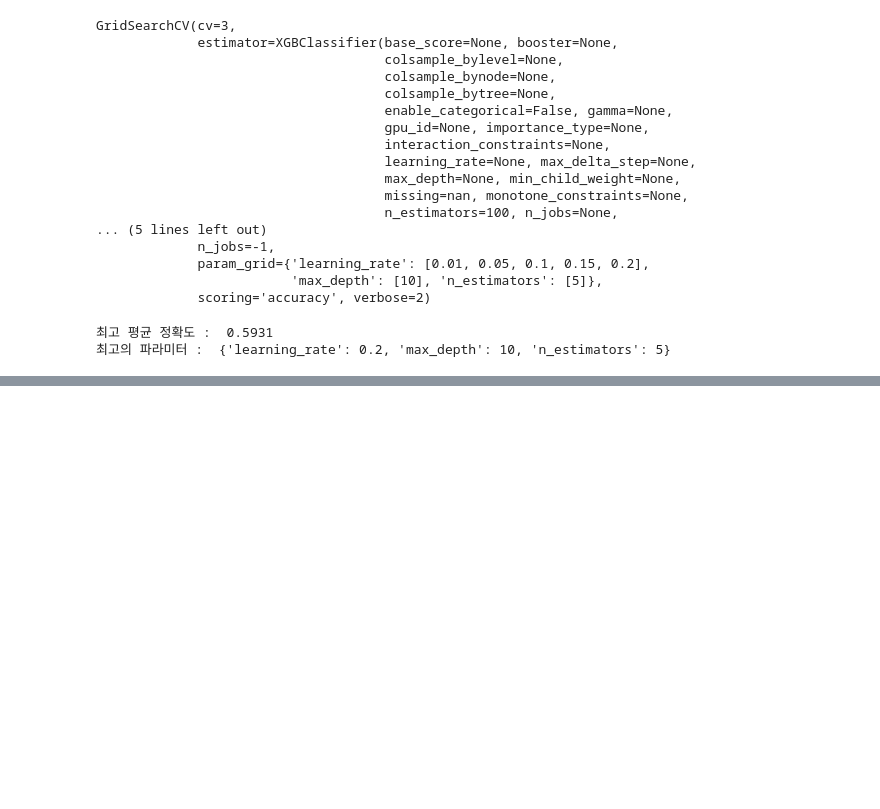
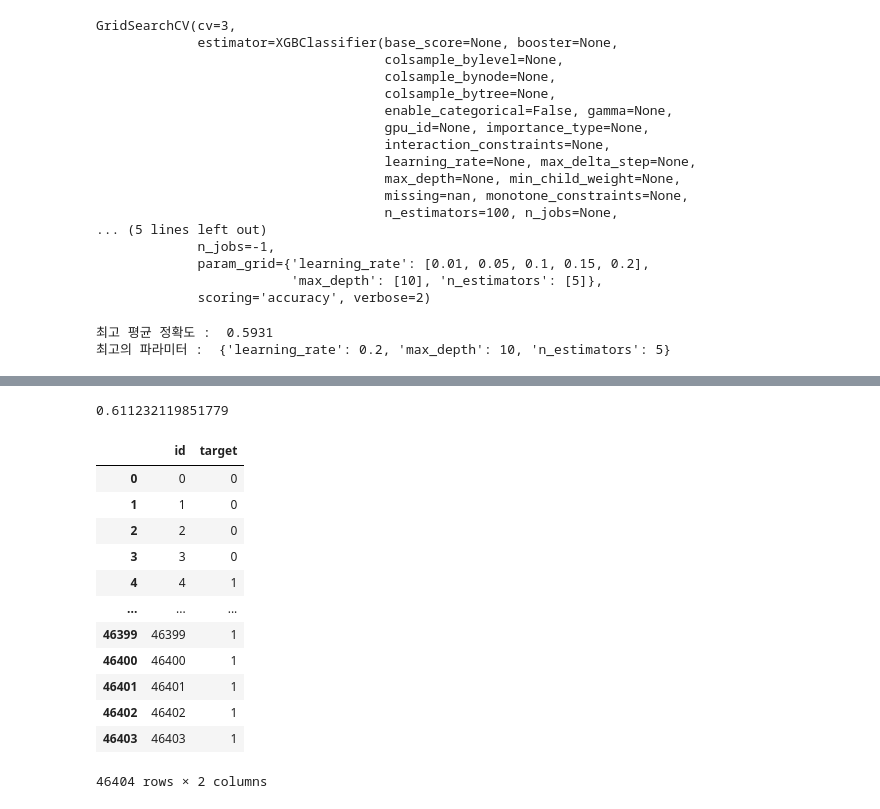
Before and after one commit to gw1303/jobcare, a Jupyter notebook: main.ipynb, the cells around one changed output, grey strips where cells are left out. Saved outputs shown, nothing was run; the diff lists cells and outputs as text; code cells hidden in the pictures; blank space fills up the shorter version.

```diff
--- a/main.ipynb
+++ b/main.ipynb
@@ -279,0 +294,5 @@ cv_result_df[['params', 'mean_test_score', 'rank_test_score']].head(10)
+# %%
+train_dataset = lgb.Dataset(new_train_x, label=new_train_y)
+val_dataset = lgb.Dataset(new_val_x, label=new_val_y)
+# %%
+model = lgb.train(params, train_dataset, 1000, val_dataset, verbose_eval=100, early_stopping_rounds=100)
@@ -279,0 +317,27 @@ cv_result_df[['params', 'mean_test_score', 'rank_test_score']].head(10)
+# %%
+pred_y = model.predict(new_test)
+pred_y = [1 if i>0.5 else 0 for i in pred_y]
+accuracy_score(new_val_y, pred_y)
+# %% [output]
+0.611232119851779
+# %%
+pred_y = model.predict(new_test)
+pred_y = [1 if i>0.5 else 0 for i in pred_y]
+# %%
+submission_df['target'] = pred_y
+# %%
+submission_df.to_csv
+# %% [output]
+|  | id | target |
+| 0 | 0 | 0 |
+| 1 | 1 | 0 |
+| 2 | 2 | 0 |
+| 3 | 3 | 0 |
+| 4 | 4 | 1 |
+| ... | ... | ... |
+| 46399 | 46399 | 1 |
+| 46400 | 46400 | 1 |
+| 46401 | 46401 | 1 |
+| 46402 | 46402 | 1 |
+| 46403 | 46403 | 1 |
+46404 rows × 2 columns
```
Also changed, not shown: parts of 12 cells of this notebook, 1 other file.
